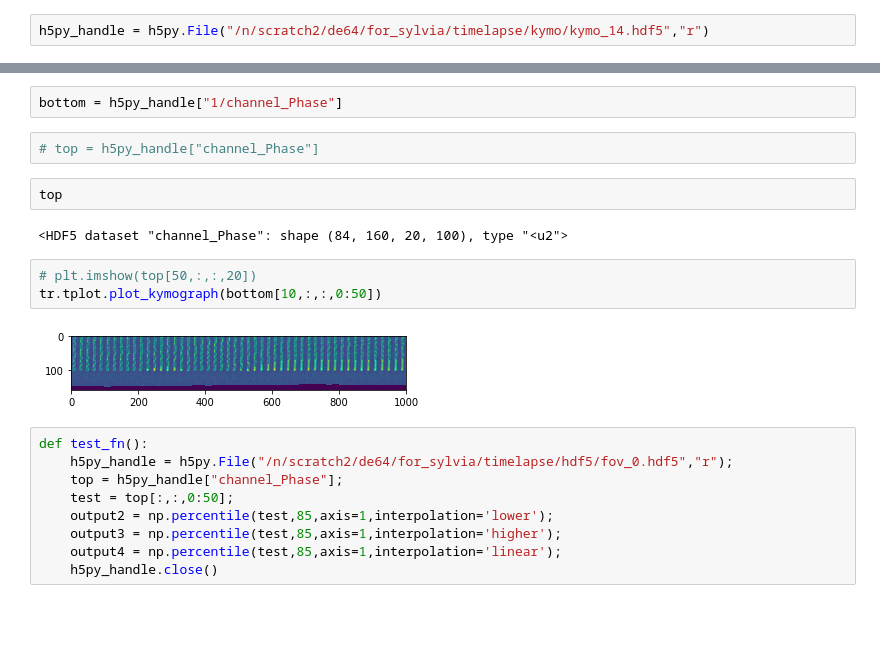
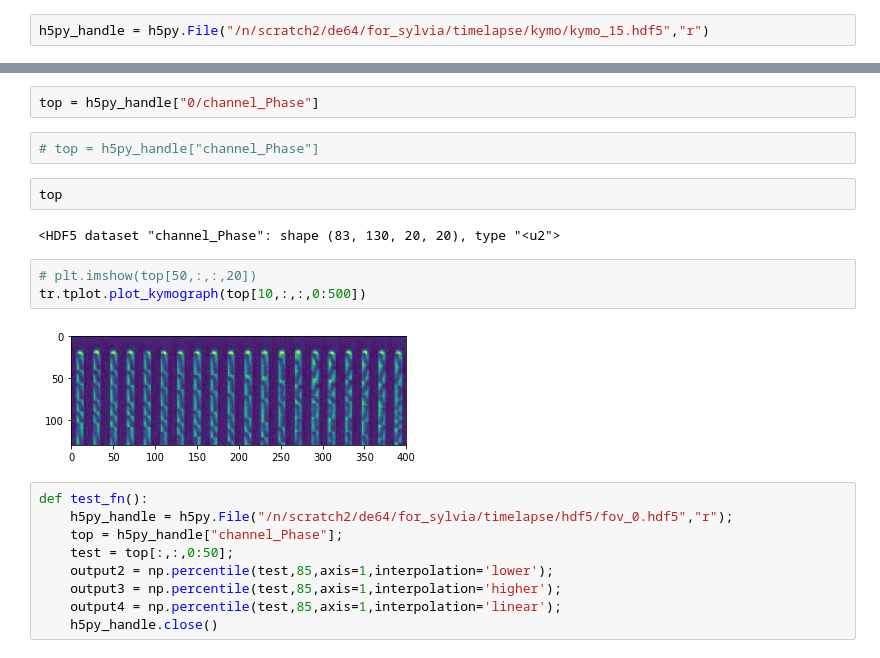
Before and after one commit to paulssonlab/TrenchRipper, a Jupyter notebook: Cluster_Notebook.ipynb, the cells around one changed output, grey strips where cells are left out. Drawn from its saved outputs; the diff is of its cells as text; blank space fills up the shorter version.

```diff
--- a/Cluster_Notebook.ipynb
+++ b/Cluster_Notebook.ipynb
@@ -125,7 +129,7 @@ np.array([1,2])[:]
 # %% [output]
 array([1, 2])
 # %%
-h5py_handle = h5py.File("/n/scratch2/de64/for_sylvia/timelapse/kymo/kymo_14.hdf5","r")
+h5py_handle = h5py.File("/n/scratch2/de64/for_sylvia/timelapse/kymo/kymo_15.hdf5","r")
 # %%
 list(h5py_handle.keys())
 # %% [output]
@@ -133,16 +137,16 @@ list(h5py_handle.keys())
 # %%
-bottom = h5py_handle["1/channel_Phase"]
+top = h5py_handle["0/channel_Phase"]
 # %%
 # top = h5py_handle["channel_Phase"]
 # %%
 top
 # %% [output]
-<HDF5 dataset "channel_Phase": shape (84, 160, 20, 100), type "<u2">
+<HDF5 dataset "channel_Phase": shape (83, 130, 20, 20), type "<u2">
 # %%
 # plt.imshow(top[50,:,:,20])
-tr.tplot.plot_kymograph(bottom[10,:,:,0:50])
+tr.tplot.plot_kymograph(top[10,:,:,0:500])
 # %% [output]
-[figure, old version]
+[figure, new version]
 # %%
 def test_fn():
     h5py_handle = h5py.File("/n/scratch2/de64/for_sylvia/timelapse/hdf5/fov_0.hdf5","r");
```
Also changed, not shown: parts of 7 cells of this notebook, 1 other file.
